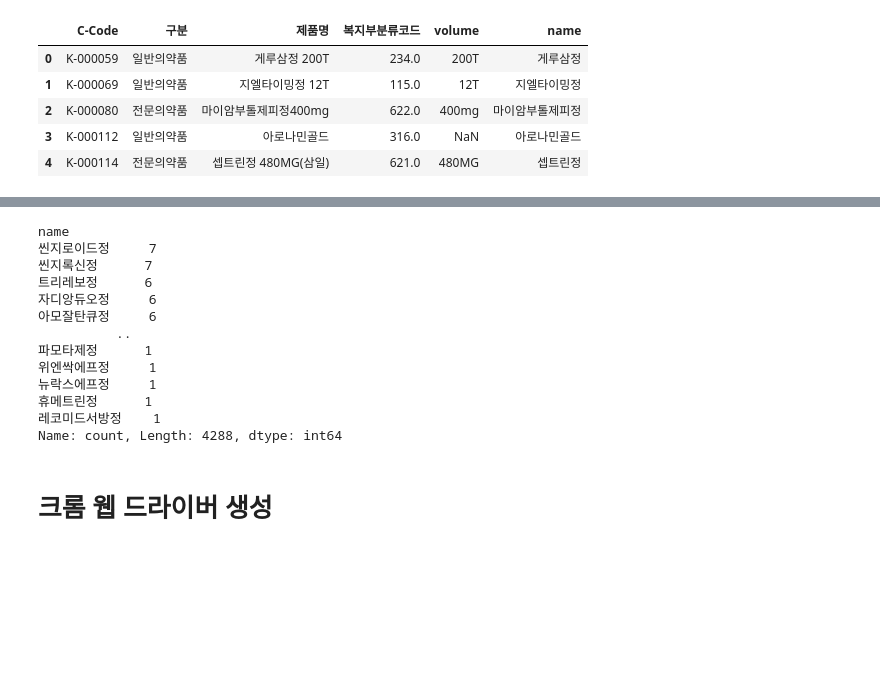
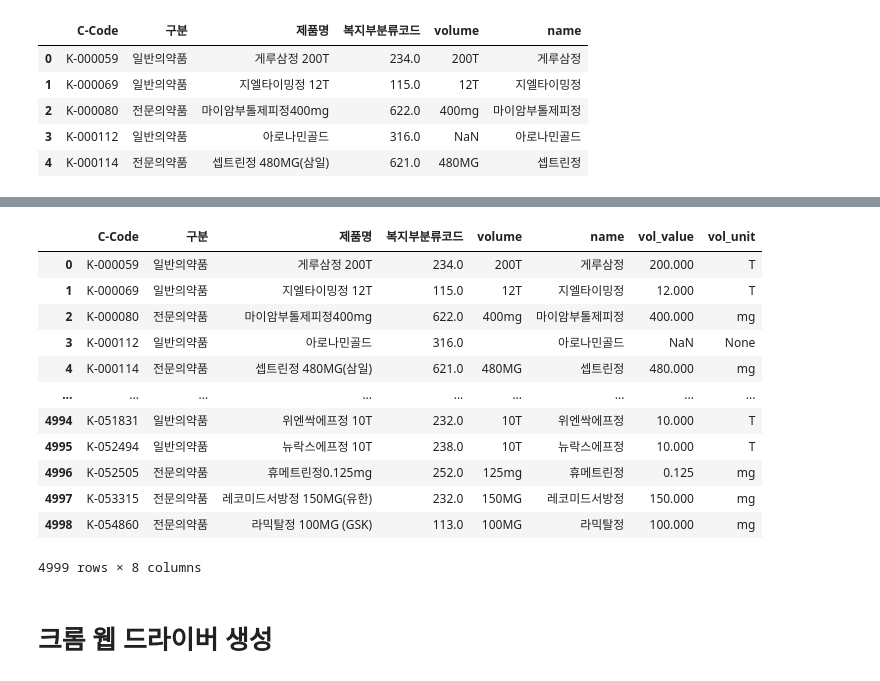
Before and after one commit to kimseo-0/Drug-Detection-Chatbot, a Jupyter notebook: data_collection/01_crowling_drug_data.ipynb, the cells around one changed output, grey strips where cells are left out. Cells and saved outputs as stored; diff of their text form; code cells hidden in the pictures; blank space fills up the shorter version.

```diff
--- a/data_collection/01_crowling_drug_data.ipynb
+++ b/data_collection/01_crowling_drug_data.ipynb
@@ -225,18 +307,21 @@ df.head()
 | 4 | K-000114 | 전문의약품 | 셉트린정 480MG(삼일) | 621.0 | 480MG | 셉트린정 |
-# %%
-df['name'].value_counts()
-# %% [output]
-name
-씬지로이드정     7
-씬지록신정      7
-트리레보정      6
-자디앙듀오정     6
-아모잘탄큐정     6
-          ..
-파모타제정      1
-위엔싹에프정     1
-뉴락스에프정     1
-휴메트린정      1
-레코미드서방정    1
-Name: count, Length: 4288, dtype: int64
+# %%
+parsed = df["제품명"].apply(parse_volume).apply(pd.Series)
+df_split = pd.concat([df, parsed], axis=1)
+# %%
+df_split
+# %% [output]
+|  | C-Code | 구분 | 제품명 | 복지부분류코드 | volume | name | vol_value | vol_unit |
+| 0 | K-000059 | 일반의약품 | 게루삼정 200T | 234.0 | 200T | 게루삼정 | 200.000 | T |
+| 1 | K-000069 | 일반의약품 | 지엘타이밍정 12T | 115.0 | 12T | 지엘타이밍정 | 12.000 | T |
+| 2 | K-000080 | 전문의약품 | 마이암부톨제피정400mg | 622.0 | 400mg | 마이암부톨제피정 | 400.000 | mg |
+| 3 | K-000112 | 일반의약품 | 아로나민골드 | 316.0 |  | 아로나민골드 | NaN | None |
+| 4 | K-000114 | 전문의약품 | 셉트린정 480MG(삼일) | 621.0 | 480MG | 셉트린정 | 480.000 | mg |
+| ... | ... | ... | ... | ... | ... | ... | ... | ... |
+| 4994 | K-051831 | 일반의약품 | 위엔싹에프정 10T | 232.0 | 10T | 위엔싹에프정 | 10.000 | T |
+| 4995 | K-052494 | 일반의약품 | 뉴락스에프정 10T | 238.0 | 10T | 뉴락스에프정 | 10.000 | T |
+| 4996 | K-052505 | 전문의약품 | 휴메트린정0.125mg | 252.0 | 125mg | 휴메트린정 | 0.125 | mg |
+| 4997 | K-053315 | 전문의약품 | 레코미드서방정 150MG(유한) | 232.0 | 150MG | 레코미드서방정 | 150.000 | mg |
+| 4998 | K-054860 | 전문의약품 | 라믹탈정 100MG (GSK) | 113.0 | 100MG | 라믹탈정 | 100.000 | mg |
+4999 rows × 8 columns
 # %%
```
Also changed, not shown: parts of 52 cells of this notebook.
